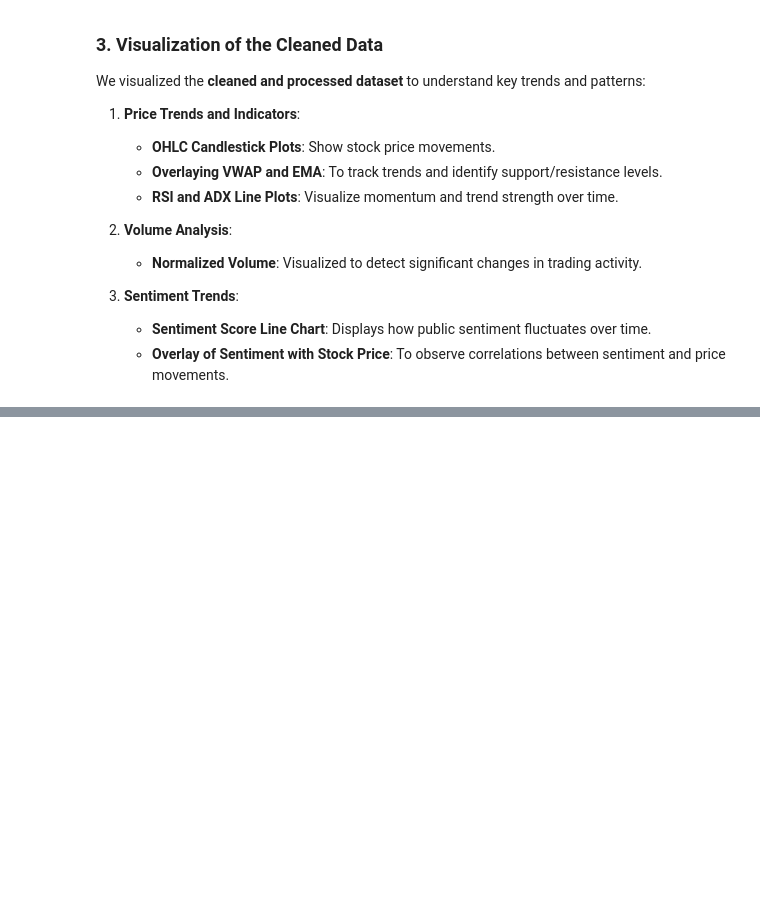
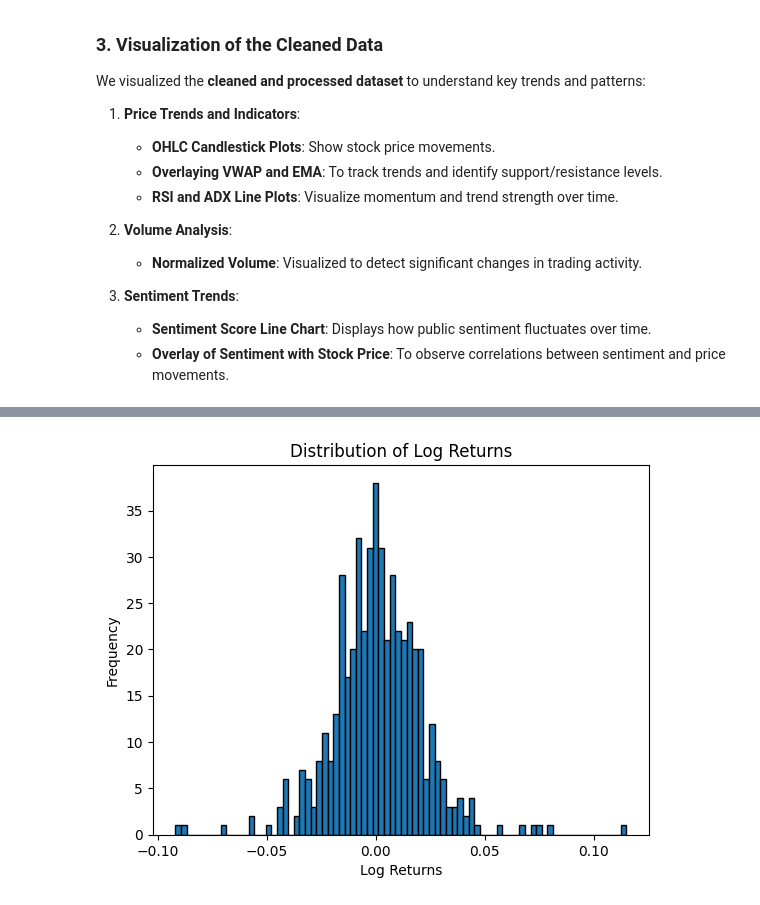
Before and after one commit to DiegoCico/DS3000_FinalProject, a Jupyter notebook: Phase II.ipynb, the cells around one changed output, grey strips where cells are left out. Saved outputs shown, nothing was run; the diff lists cells and outputs as text; code cells hidden in the pictures; blank space fills up the shorter version.

Commit message:
changed some formatting/displaying stuff added bimodal distribution section

```diff
--- a/Phase II.ipynb
+++ b/Phase II.ipynb
@@ -285,0 +295,11 @@ stock_df.head()
+# %%
+import matplotlib.pyplot as plt
+
+# Plot histogram of log returns
+plt.hist(log_returns_arr, bins=80, edgecolor='black')
+plt.title('Distribution of Log Returns')
+plt.xlabel('Log Returns')
+plt.ylabel('Frequency')
+plt.show()
+# %% [output]
+[figure, added]
```
Also changed, not shown: parts of 3 cells of this notebook.
